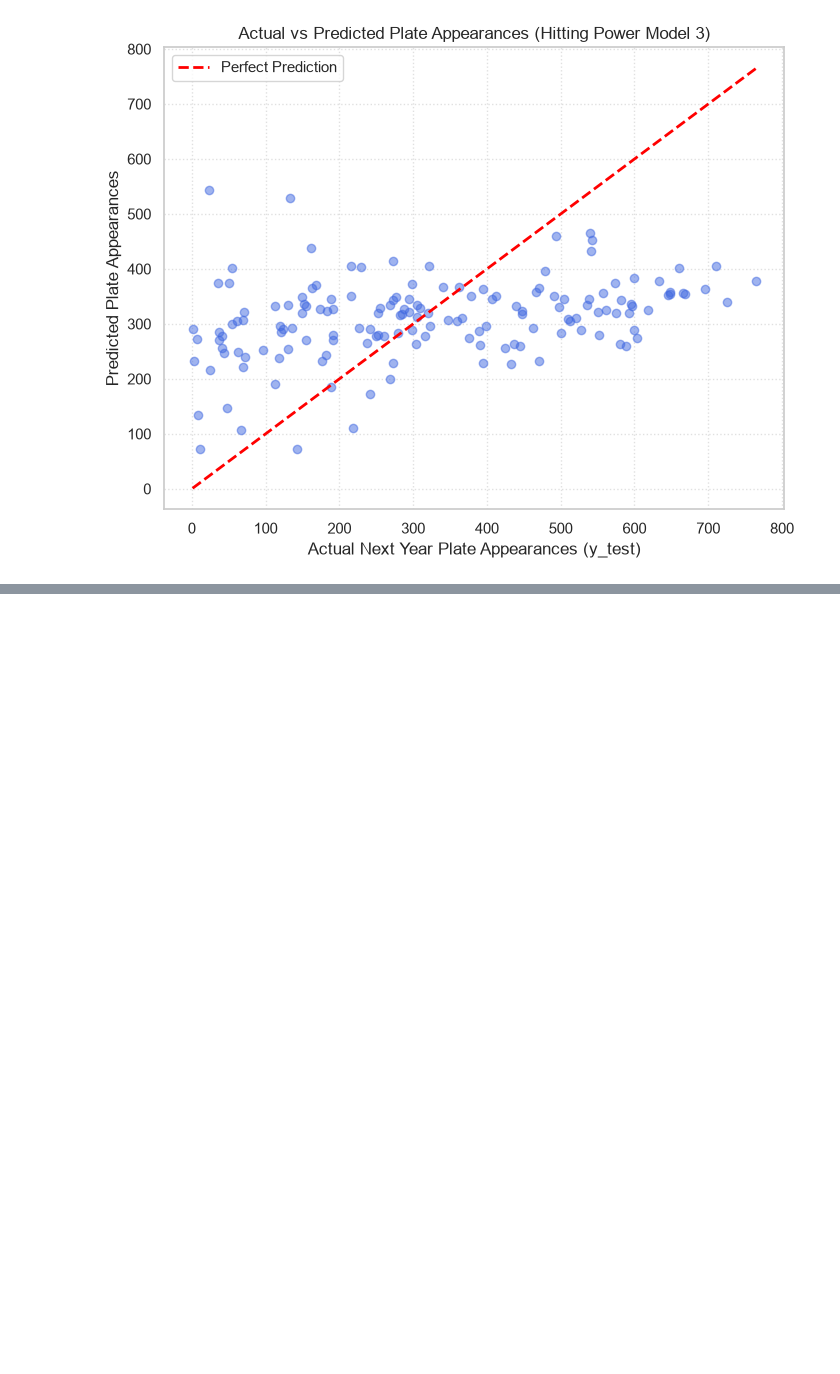
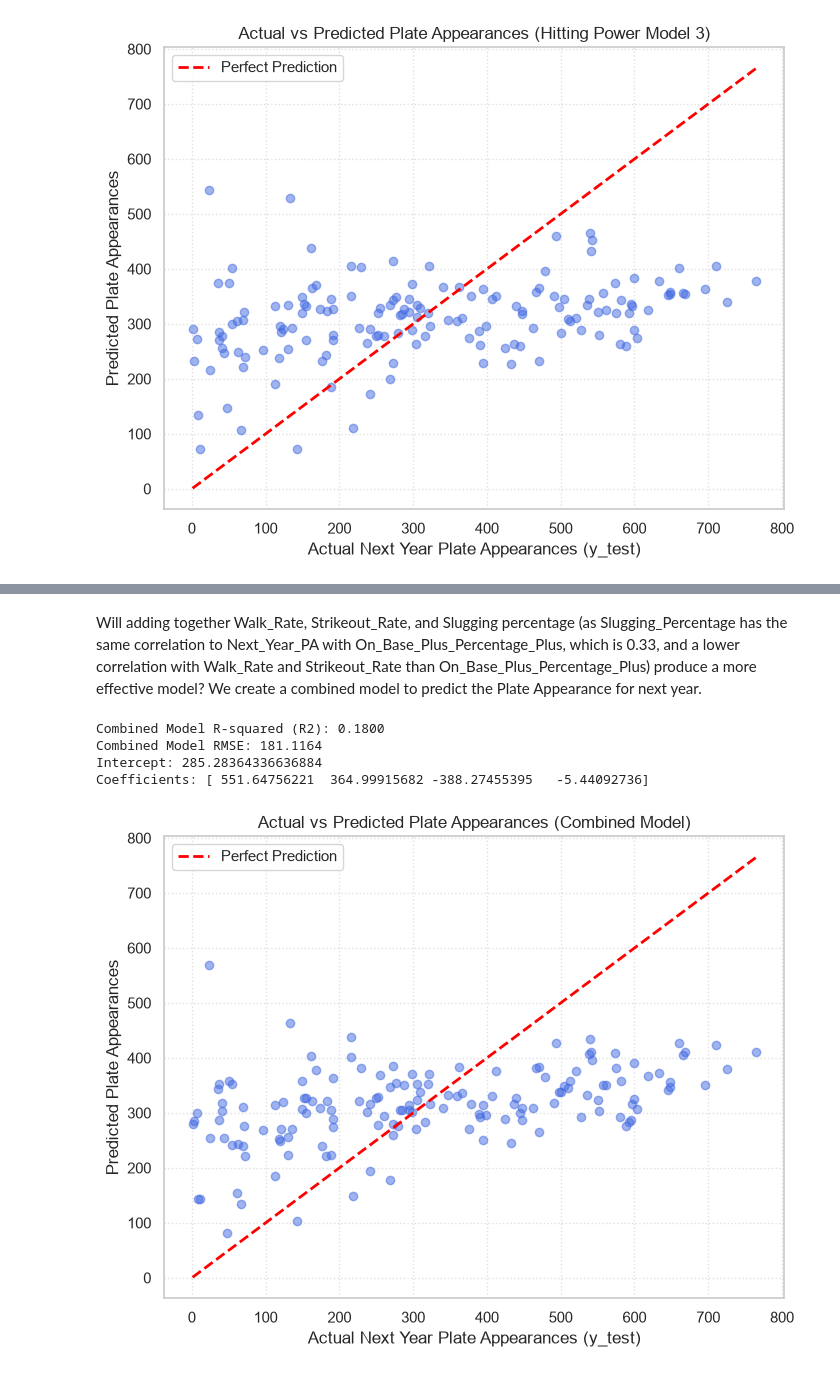
Before and after one commit to DavidRaet/CMPU250-VibeCoders-Project, a Jupyter notebook: eda/Vibe_Coders_Project.ipynb, the cells around one changed output, grey strips where cells are left out. Cells and saved outputs as stored; diff of their text form; code cells hidden in the pictures; blank space fills up the shorter version.

```diff
--- a/eda/Vibe_Coders_Project.ipynb
+++ b/eda/Vibe_Coders_Project.ipynb
@@ -920,0 +936,34 @@ plt.show()
+# %% [markdown]
+Will adding together Walk_Rate, Strikeout_Rate, and Slugging percentage (as Slugging_Percentage has  the same correlation to Next_Year_PA with On_Base_Plus_Percentage_Plus, which is 0.33,  and a lower correlation with Walk_Rate and Strikeout_Rate than On_Base_Plus_Percentage_Plus) produce a more effective model? We create a combined model to predict the Plate Appearance for next year.
+# %%
+# Combined Model for Discipine, Hitting Power, Age: Slugging Percentage + Walk Rate + Strikeout Rate + Age
+X_combined = df_paired[['Slugging_Percentage', 'Walk_Rate', 'Strikeout_Rate', 'Age']]
+X_train, X_test, y_train, y_test = train_test_split(X_combined, Y, test_size=0.2, random_state=42)
+combined = LinearRegression().fit(X_train, y_train)
+combined_predictions = combined.predict(X_test)
+combined_mse = mean_squared_error(y_test, combined_predictions)
+combined_rmse = np.sqrt(combined_mse)
+
+print(f"Combined Model R-squared (R2): {combined.score(X_test, y_test):.4f}")
+print(f"Combined Model RMSE: {combined_rmse:.4f}")
+print("Intercept:", combined.intercept_)
+print("Coefficients:", combined.coef_)
+# %% [output]
+Combined Model R-squared (R2): 0.1800
+Combined Model RMSE: 181.1164
+Intercept: 285.28364336636884
+Coefficients: [ 551.64756221  364.99915682 -388.27455395   -5.44092736]
+# %%
+plt.figure(figsize=(8, 6))
+# Scatter plot of model 3 actual and predicted
+plt.scatter(y_test, combined_predictions, alpha=0.5, color='royalblue')
+lims = [min(y_test.min(), combined_predictions.min()), max(y_test.max(), combined_predictions.max())]
+plt.plot(lims, lims, color='red', linestyle='--', linewidth=2, label='Perfect Prediction')
+plt.xlabel('Actual Next Year Plate Appearances (y_test)')
+plt.ylabel('Predicted Plate Appearances')
+plt.title('Actual vs Predicted Plate Appearances (Combined Model)')
+plt.legend()
+plt.grid(True, linestyle=':', alpha=0.6)
+plt.show()
+# %% [output]
+[figure, added]
```
Also changed, not shown: parts of 1 cell of this notebook.
